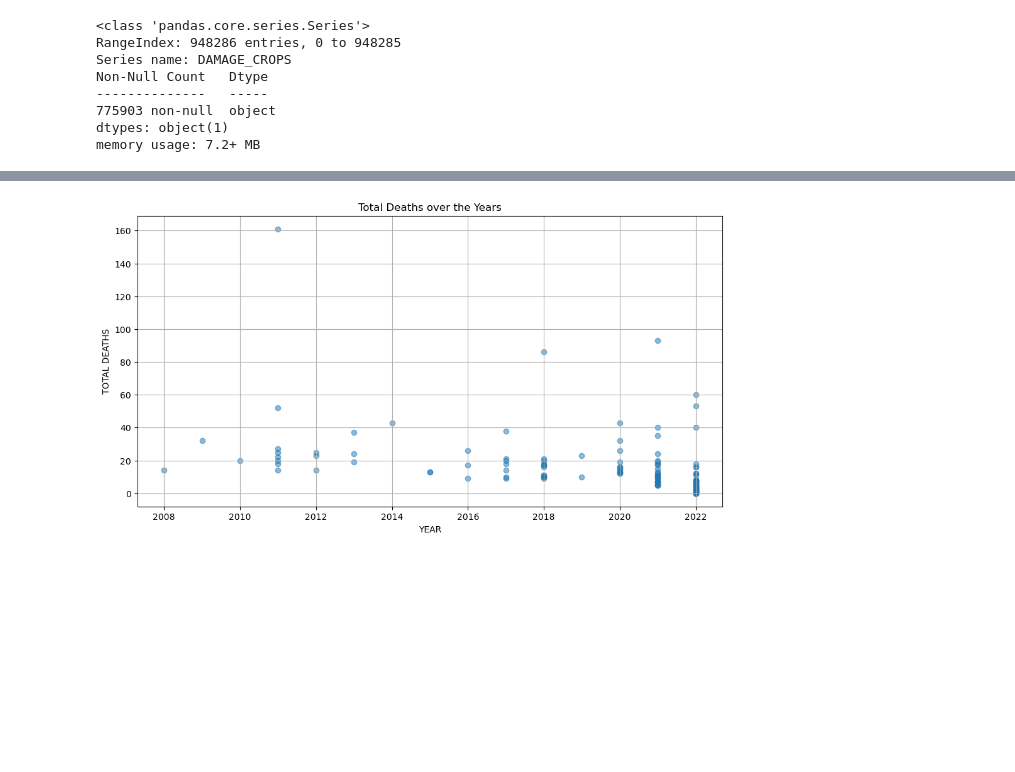
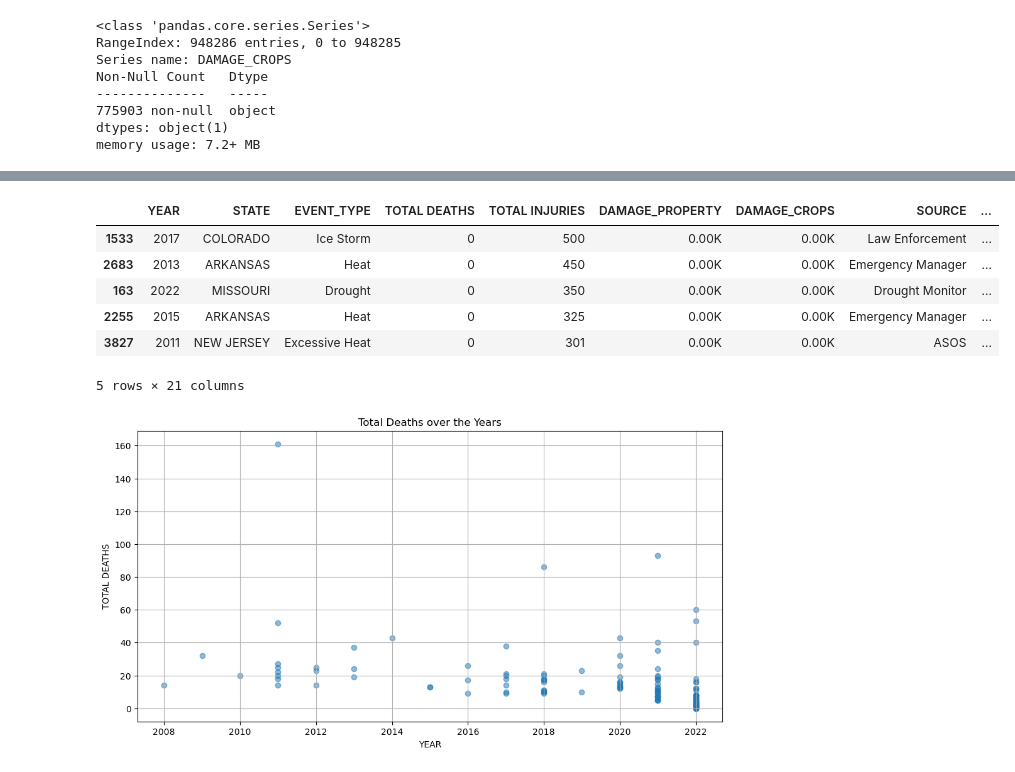
Before and after one commit to elizabethmorgan26/team1, a Jupyter notebook: mergestorm.ipynb, the cells around one changed output, grey strips where cells are left out. Saved outputs shown, nothing was run; the diff lists cells and outputs as text; code cells hidden in the pictures; blank space fills up the shorter version.

```diff
--- a/mergestorm.ipynb
+++ b/mergestorm.ipynb
@@ -225,4 +276,14 @@ groupbynarrow_df
 126 rows × 21 columns
+# %%
+groupbynarrow_df.loc[groupbynarrow_df["TOTAL DEATHS"] == 0,:]
+# %% [output]
+|  | YEAR | STATE | EVENT_TYPE | TOTAL DEATHS | TOTAL INJURIES | DAMAGE_PROPERTY | DAMAGE_CROPS | SOURCE | ... |
+| 1533 | 2017 | COLORADO | Ice Storm | 0 | 500 | 0.00K | 0.00K | Law Enforcement | ... |
+| 2683 | 2013 | ARKANSAS | Heat | 0 | 450 | 0.00K | 0.00K | Emergency Manager | ... |
+| 163 | 2022 | MISSOURI | Drought | 0 | 350 | 0.00K | 0.00K | Drought Monitor | ... |
+| 2255 | 2015 | ARKANSAS | Heat | 0 | 325 | 0.00K | 0.00K | Emergency Manager | ... |
+| 3827 | 2011 | NEW JERSEY | Excessive Heat | 0 | 301 | 0.00K | 0.00K | ASOS | ... |
+5 rows × 21 columns
 # %%
 # Create a scatter plot for total deaths over the years
 plt.figure(figsize=(12, 6))
```
Also changed, not shown: parts of 13 cells of this notebook.
